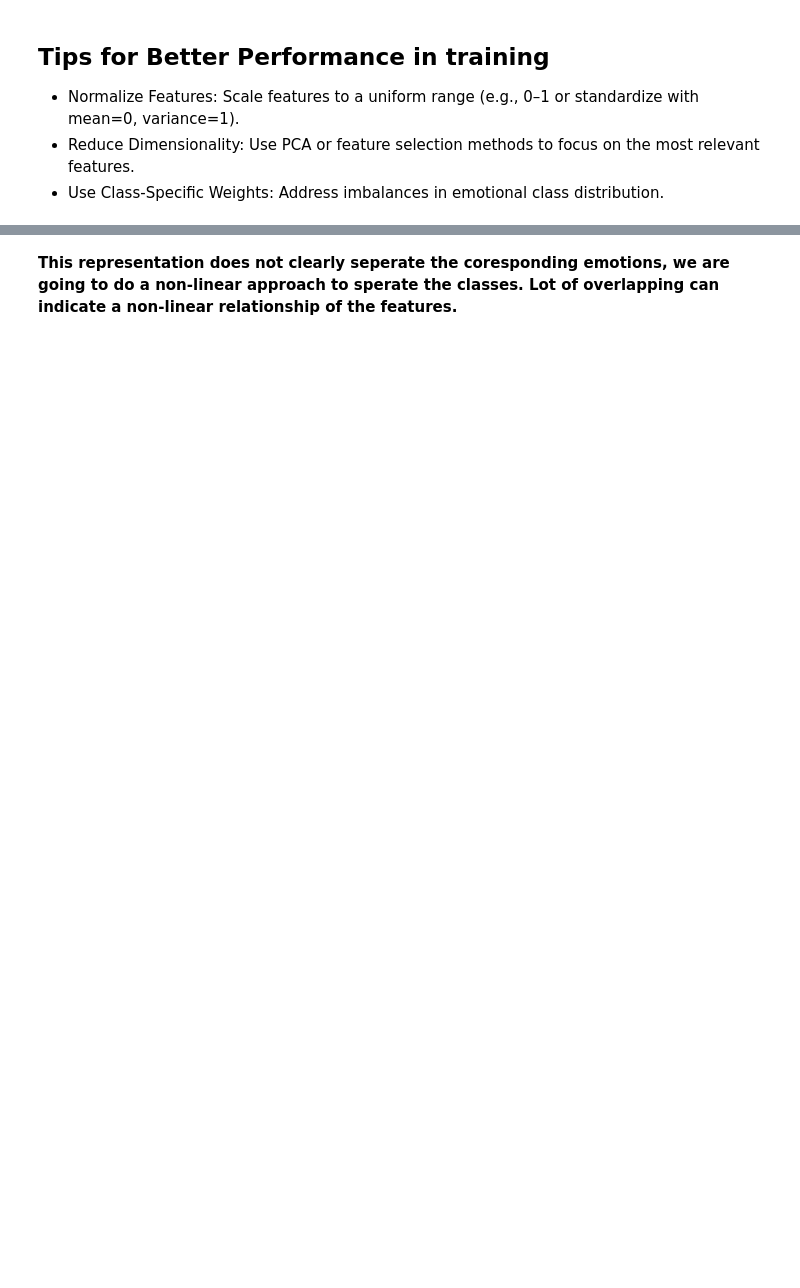
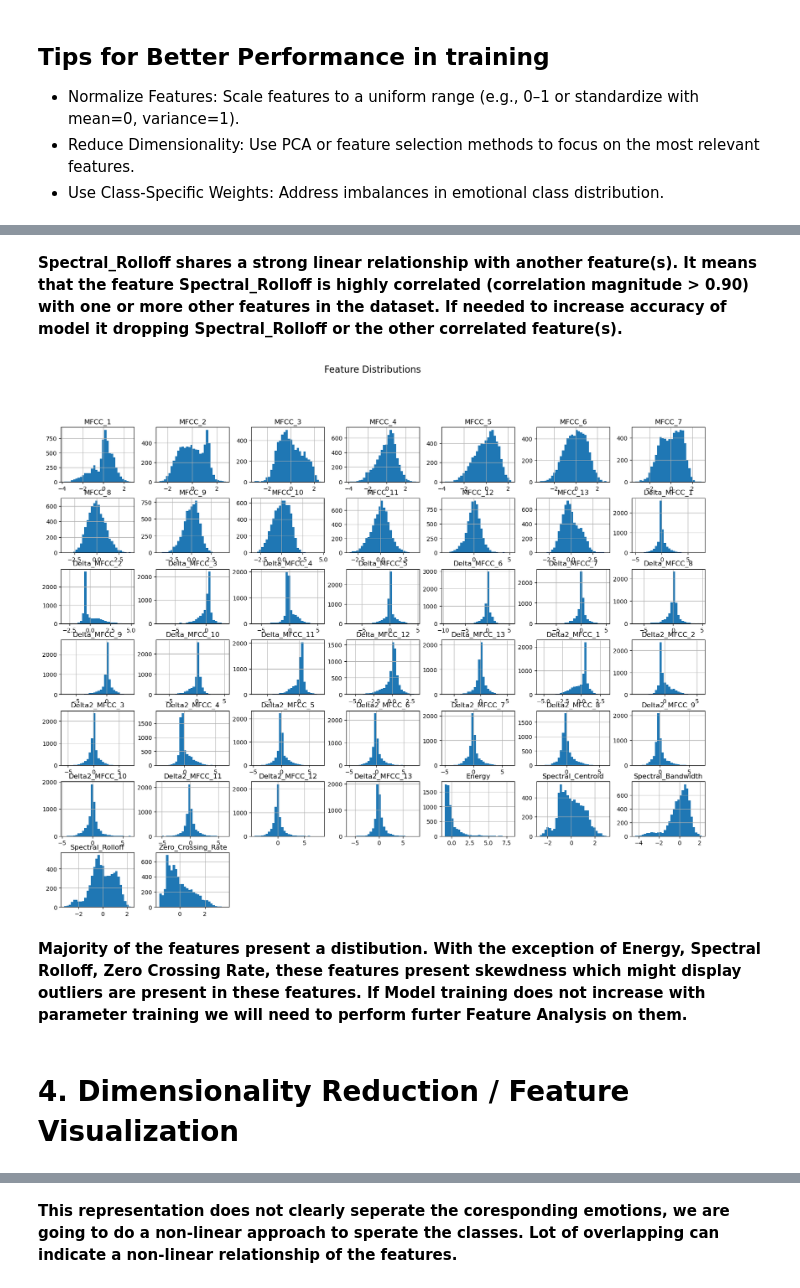
Before and after one commit to Amehroke/Emotion-Recognition, a Jupyter notebook: notebooks/EDA.ipynb, the cells around one changed output, grey strips where cells are left out. Drawn from its saved outputs; the diff is of its cells as text; code cells hidden in the pictures; blank space fills up the shorter version.

```diff
--- a/notebooks/EDA.ipynb
+++ b/notebooks/EDA.ipynb
@@ -364,0 +265,14 @@ plt.show()
+# %% [markdown]
+ **Spectral_Rolloff shares a strong linear relationship with another feature(s). It means that the feature Spectral_Rolloff is highly correlated (correlation magnitude > 0.90) with one or more other features in the dataset. If needed to increase accuracy of model it dropping Spectral_Rolloff or the other correlated feature(s).**
+# %%
+# Histograms
+num_features = scaled_data.select_dtypes(include=[np.number]).columns
+scaled_data[num_features].hist(figsize=(20, 15), bins=30)
+plt.suptitle("Feature Distributions", fontsize=16)
+plt.show()
+# %% [output]
+[figure, added]
+# %% [markdown]
+**Majority of the features present a distibution. With the exception of Energy, Spectral Rolloff, Zero Crossing Rate, these features present skewdness which might display outliers are present in these features. If Model training does not increase with parameter training we will need to perform furter Feature Analysis on them.**
+# %% [markdown]
+# 4. Dimensionality Reduction / Feature Visualization
```
Also changed, not shown: parts of 43 cells of this notebook, 6 other files.
